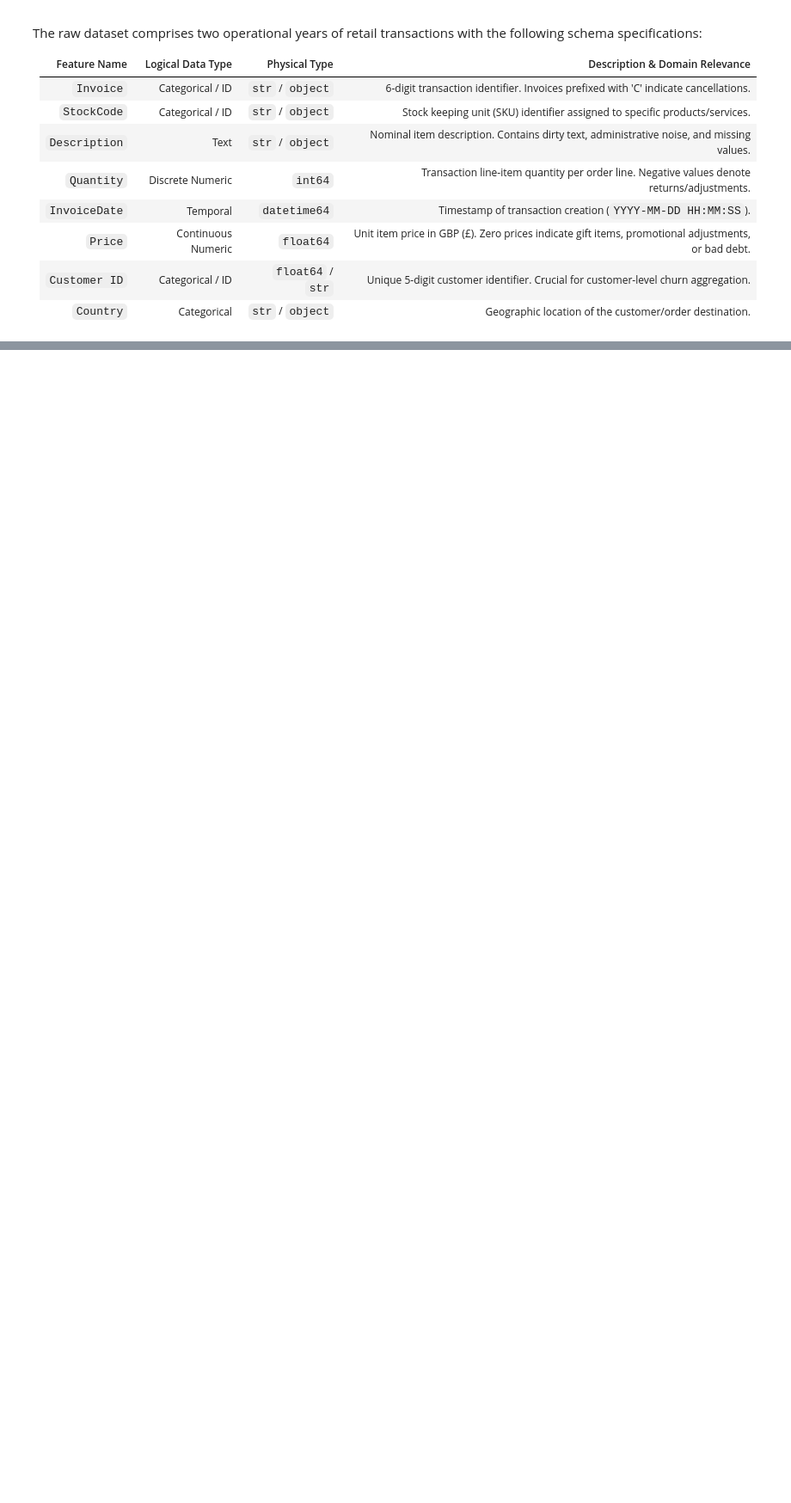
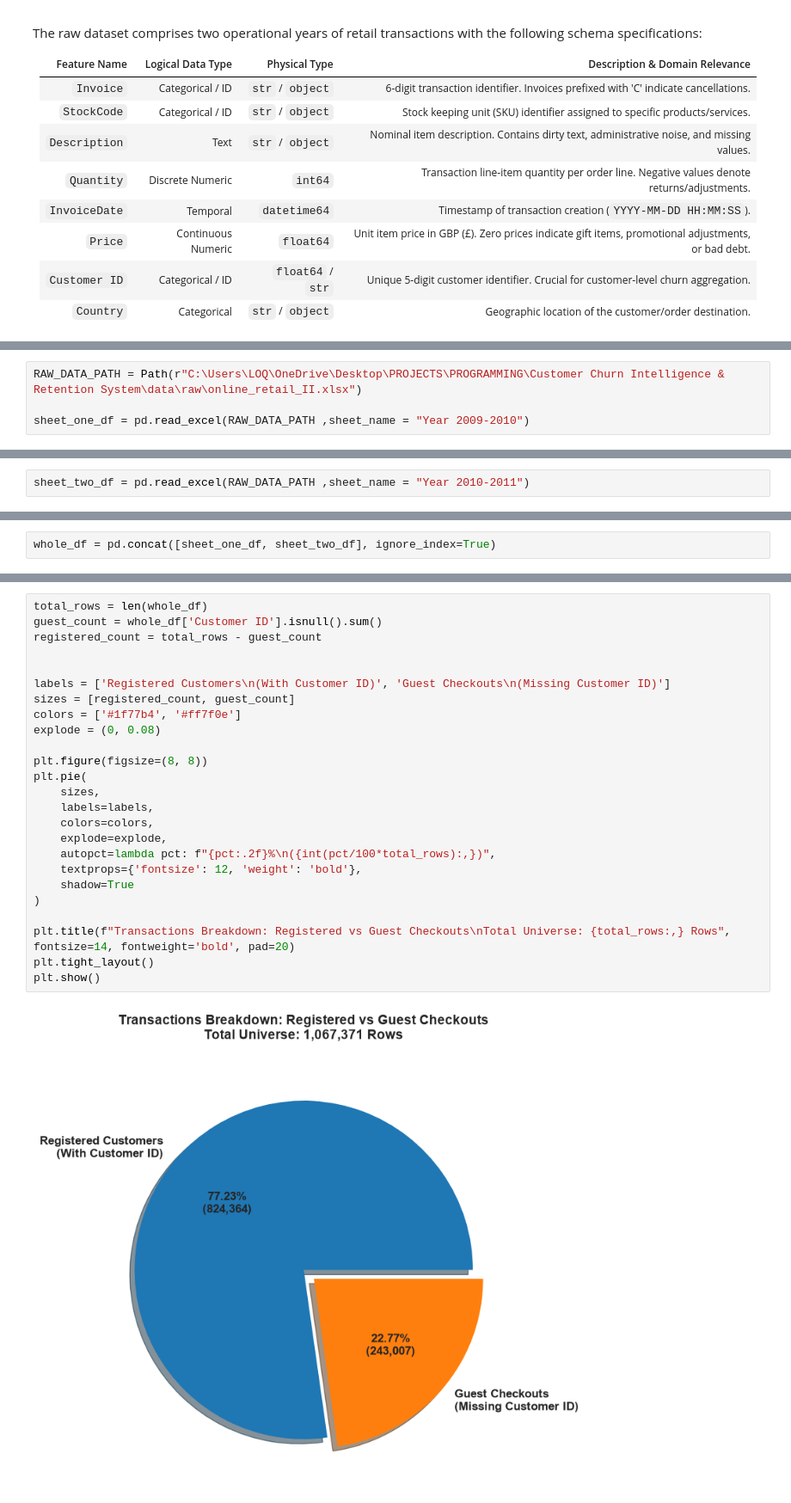
Before and after one commit to khairy-mo-001-cmd/Customer-Churn-Intelligence-System, a Jupyter notebook: notebooks/Data Understanding & Ingestion.ipynb, the cells around one changed output, grey strips where cells are left out. Shown at 86% size. Cells and saved outputs as stored; diff of their text form; blank space fills up the shorter version.

```diff
--- a/notebooks/Data Understanding & Ingestion.ipynb
+++ b/notebooks/Data Understanding & Ingestion.ipynb
@@ -51,0 +43,4 @@ print(f"--> Target Raw Data Path: {RAW_DATA_PATH}")
+# %%
+RAW_DATA_PATH = Path(r"C:\Users\LOQ\OneDrive\Desktop\PROJECTS\PROGRAMMING\Customer Churn Intelligence & Retention System\data\raw\online_retail_II.xlsx")
+
+sheet_one_df = pd.read_excel(RAW_DATA_PATH ,sheet_name = "Year 2009-2010")
@@ -51,0 +76,2 @@ print(f"--> Target Raw Data Path: {RAW_DATA_PATH}")
+# %%
+sheet_two_df = pd.read_excel(RAW_DATA_PATH ,sheet_name = "Year 2010-2011")
@@ -51,0 +96,2 @@ print(f"--> Target Raw Data Path: {RAW_DATA_PATH}")
+# %%
+whole_df = pd.concat([sheet_one_df, sheet_two_df], ignore_index=True)
@@ -51,0 +151,27 @@ print(f"--> Target Raw Data Path: {RAW_DATA_PATH}")
+# %%
+total_rows = len(whole_df)
+guest_count = whole_df['Customer ID'].isnull().sum()
+registered_count = total_rows - guest_count
+
+
+labels = ['Registered Customers\n(With Customer ID)', 'Guest Checkouts\n(Missing Customer ID)']
+sizes = [registered_count, guest_count]
+colors = ['#1f77b4', '#ff7f0e']
+explode = (0, 0.08)
+
+plt.figure(figsize=(8, 8))
+plt.pie(
+    sizes,
+    labels=labels,
+    colors=colors,
+    explode=explode,
+    autopct=lambda pct: f"{pct:.2f}%\n({int(pct/100*total_rows):,})",
+    textprops={'fontsize': 12, 'weight': 'bold'},
+    shadow=True
+)
+
+plt.title(f"Transactions Breakdown: Registered vs Guest Checkouts\nTotal Universe: {total_rows:,} Rows", fontsize=14, fontweight='bold', pad=20)
+plt.tight_layout()
+plt.show()
+# %% [output]
+[figure, added]
```
Also changed, not shown: parts of 39 cells of this notebook.
